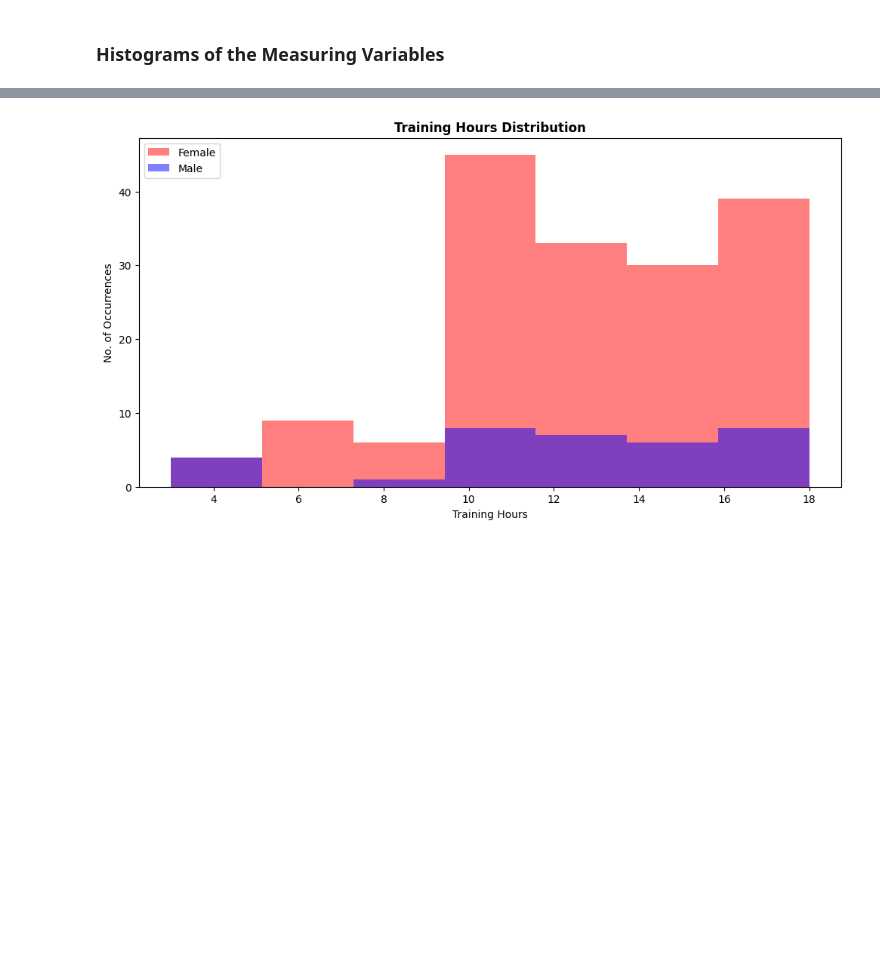
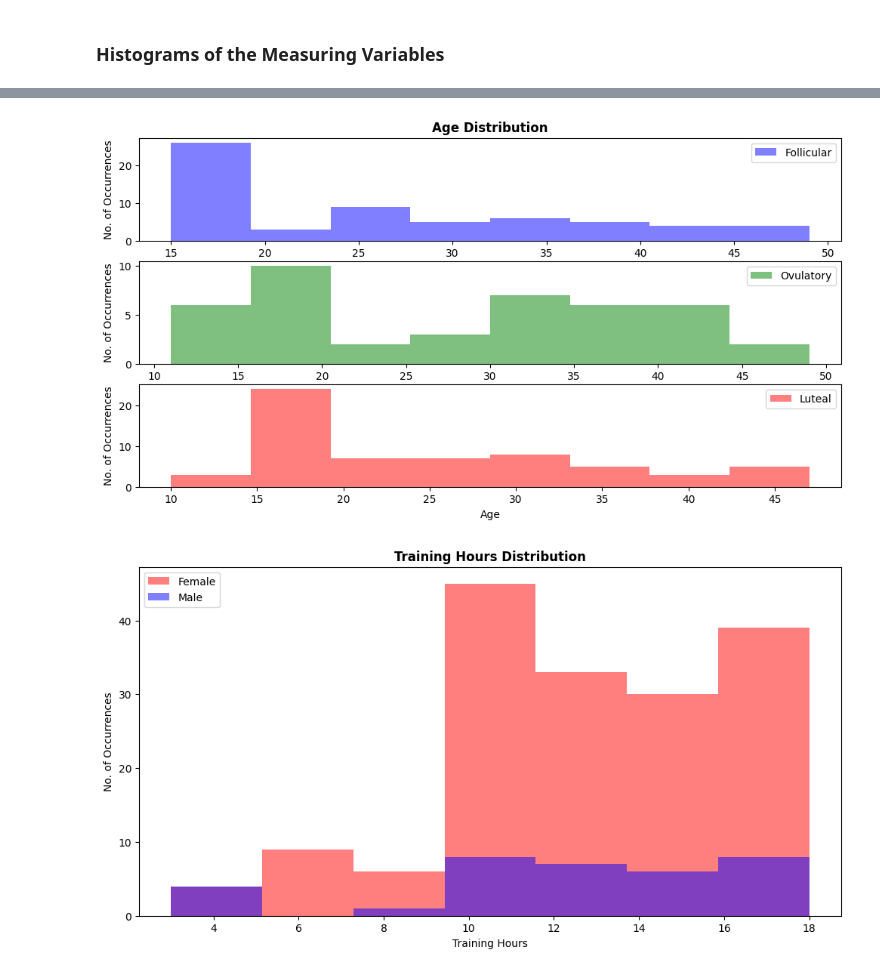
Before and after one commit to rachel-king4/PfDA_Assignment, a Jupyter notebook: PfDA Assignment.ipynb, the cells around one changed output, grey strips where cells are left out. Cells and saved outputs as stored; diff of their text form; code cells hidden in the pictures; blank space fills up the shorter version.

```diff
--- a/PfDA Assignment.ipynb
+++ b/PfDA Assignment.ipynb
@@ -364,3 +365,28 @@ ax.hist(sample, bins=100, density=False);
+# %%
+# Plot a Histogram for Age Distribution by Menstrual Cycle Stage
+
+fig, axes = plt.subplots(3, figsize = (12,6))
+follicular = df[df.Menstrual_Cycle_Stage == "Follicular (Day 1-9)"]
+ovulatory = df[df.Menstrual_Cycle_Stage == "Ovulatory (Day 10-14)"]
+luteal = df[df.Menstrual_Cycle_Stage == "Luteal (Day 15-28)"]
+
+axes[0].set_title("Age Distribution", fontweight='bold')
+axes[0].set(xlabel='Age')
+axes[0].set(ylabel="No. of Occurrences")
+axes[0].hist(follicular['Age'], bins=8, alpha=0.5, label="Follicular", color='blue')
+axes[0].legend(loc='upper right')
+
+axes[1].set(xlabel='Age')
+axes[1].set(ylabel="No. of Occurrences")
+axes[1].hist(ovulatory['Age'], bins=8, alpha=0.5, label="Ovulatory", color='green')
+axes[1].legend(loc='upper right')
+
+axes[2].set(xlabel='Age')
+axes[2].set(ylabel="No. of Occurrences")
+axes[2].hist(luteal['Age'], bins=8, alpha=0.5, label="Luteal", color='red')
+axes[2].legend(loc='upper right');
+# %% [output]
+[figure, added]
 # %%
 # Plot a Histogram for Training Hours Distribution
 
```
Also changed, not shown: parts of 15 cells of this notebook.
